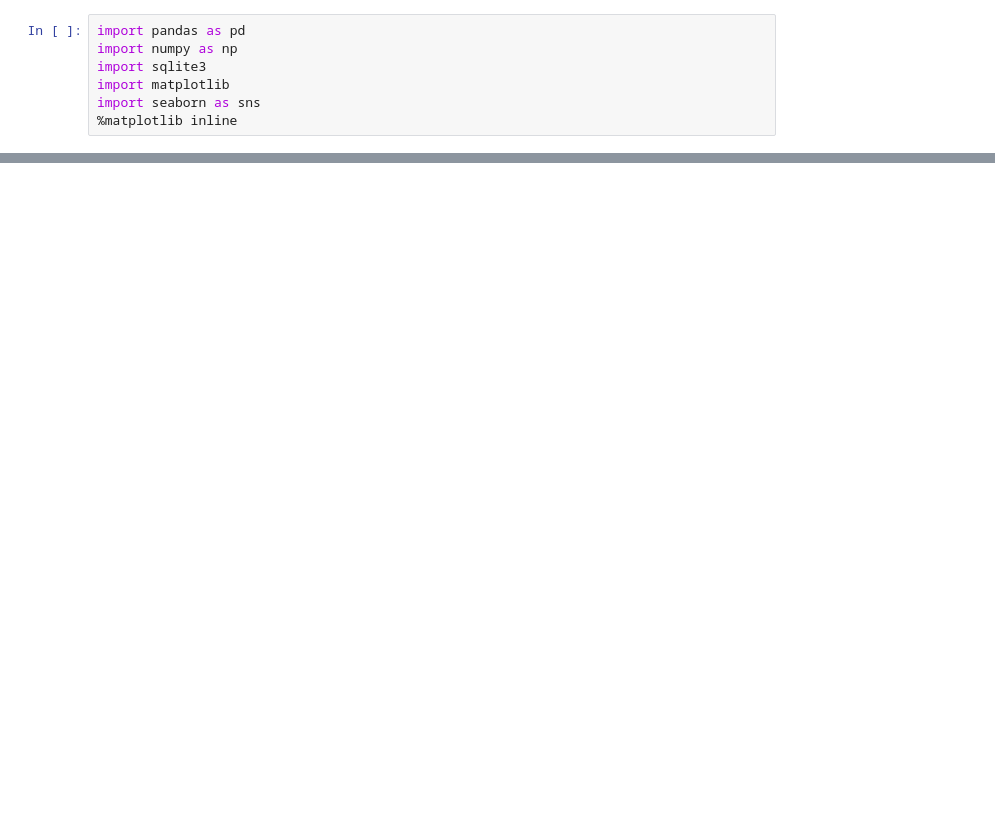
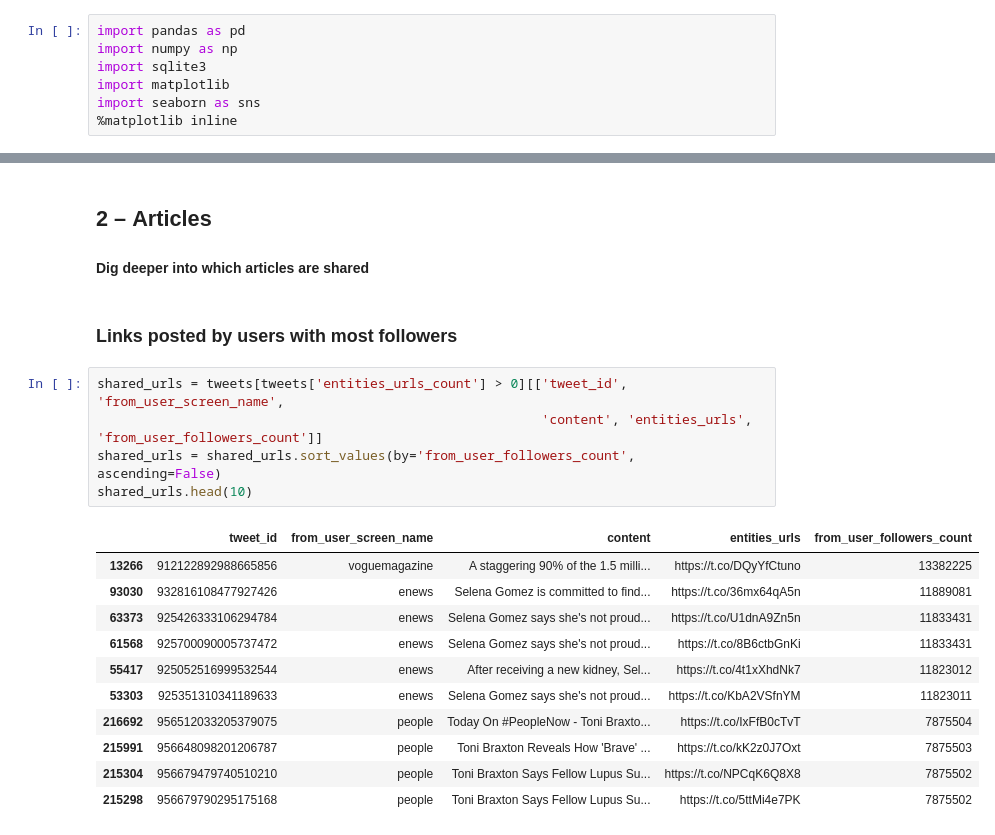
Before and after one commit to vishaalprasadsjsu/lupus-big-data, a Jupyter notebook: twitter_python/vishaal/lupus-graphs.ipynb, the cells around one changed output, grey strips where cells are left out. Cells and saved outputs as stored; diff of their text form; blank space fills up the shorter version.

```diff
--- a/twitter_python/vishaal/lupus-graphs.ipynb
+++ b/twitter_python/vishaal/lupus-graphs.ipynb
@@ -27,0 +62,22 @@ Axes(0.125,0.125;0.775x0.755)
+# %% [markdown]
+## 2 – Articles
+#### Dig deeper into which articles are shared
+# %% [markdown]
+### Links posted by users with most followers
+# %%
+shared_urls = tweets[tweets['entities_urls_count'] > 0][['tweet_id', 'from_user_screen_name',
+                                                         'content', 'entities_urls', 'from_user_followers_count']]
+shared_urls = shared_urls.sort_values(by='from_user_followers_count', ascending=False)
+shared_urls.head(10)
+# %% [output]
+|  | tweet_id | from_user_screen_name | content | entities_urls | from_user_followers_count |
+| 13266 | 912122892988665856 | voguemagazine | A staggering 90% of the 1.5 milli... | https://t.co/DQyYfCtuno | 13382225 |
+| 93030 | 932816108477927426 | enews | Selena Gomez is committed to find... | https://t.co/36mx64qA5n | 11889081 |
+| 63373 | 925426333106294784 | enews | Selena Gomez says she's not proud... | https://t.co/U1dnA9Zn5n | 11833431 |
+| 61568 | 925700090005737472 | enews | Selena Gomez says she's not proud... | https://t.co/8B6ctbGnKi | 11833431 |
+| 55417 | 925052516999532544 | enews | After receiving a new kidney, Sel... | https://t.co/4t1xXhdNk7 | 11823012 |
+| 53303 | 925351310341189633 | enews | Selena Gomez says she's not proud... | https://t.co/KbA2VSfnYM | 11823011 |
+| 216692 | 956512033205379075 | people | Today On #PeopleNow - Toni Braxto... | https://t.co/IxFfB0cTvT | 7875504 |
+| 215991 | 956648098201206787 | people | Toni Braxton Reveals How 'Brave' ... | https://t.co/kK2z0J7Oxt | 7875503 |
+| 215304 | 956679479740510210 | people | Toni Braxton Says Fellow Lupus Su... | https://t.co/NPCqK6Q8X8 | 7875502 |
+| 215298 | 956679790295175168 | people | Toni Braxton Says Fellow Lupus Su... | https://t.co/5ttMi4e7PK | 7875502 |
```
Also changed, not shown: parts of 15 cells of this notebook.
